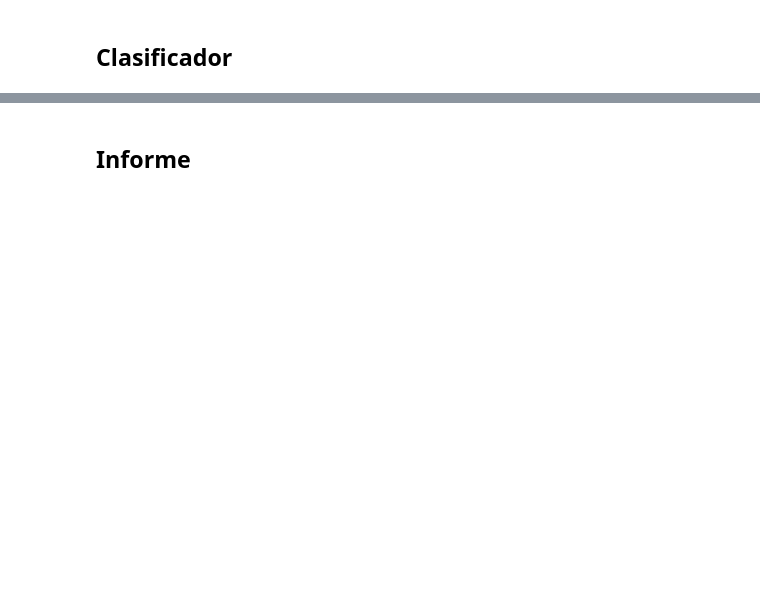
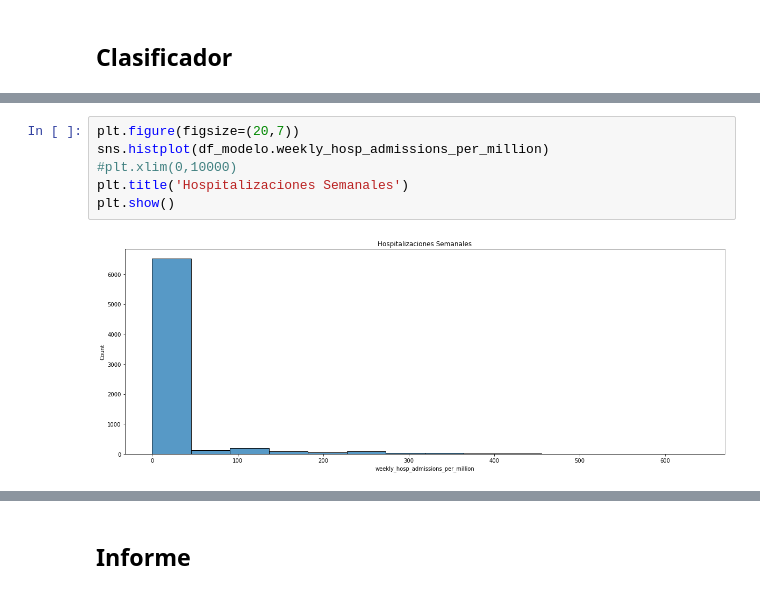
Before and after one commit to NachoRam123/Sprint-4, a Jupyter notebook: proyecto_4.ipynb, the cells around one changed output, grey strips where cells are left out. Saved outputs shown, nothing was run; the diff lists cells and outputs as text; blank space fills up the shorter version.

```diff
--- a/proyecto_4.ipynb
+++ b/proyecto_4.ipynb
@@ -491,0 +615,8 @@ df_paises_modelo
+# %%
+plt.figure(figsize=(20,7))
+sns.histplot(df_modelo.weekly_hosp_admissions_per_million)
+#plt.xlim(0,10000)
+plt.title('Hospitalizaciones Semanales')
+plt.show()
+# %% [output]
+[figure, added]
```
Also changed, not shown: parts of 33 cells of this notebook.
